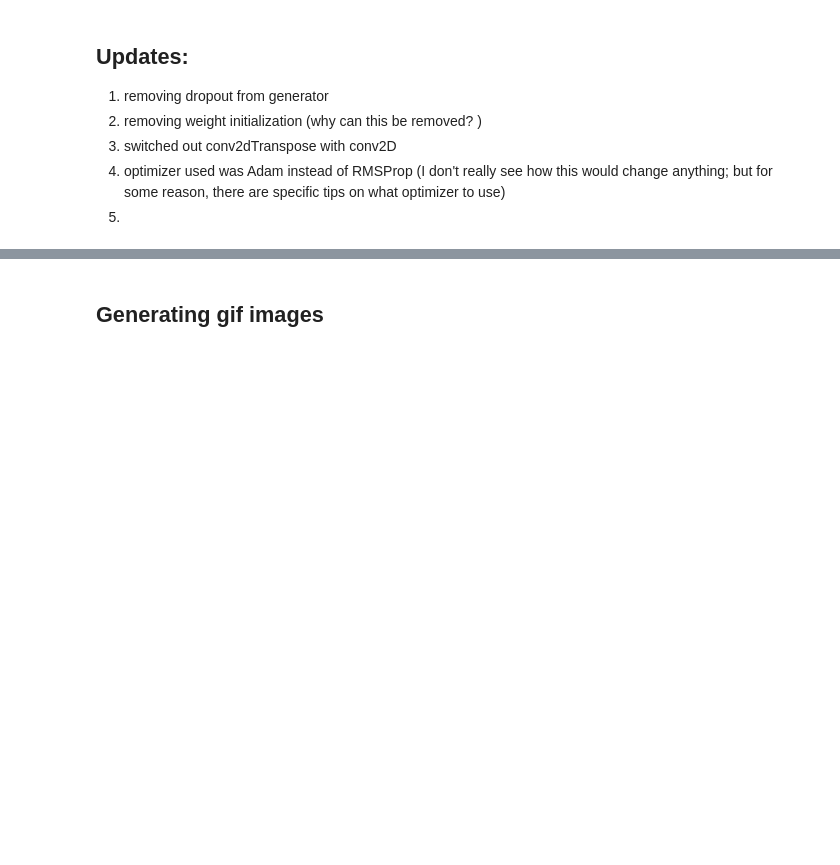
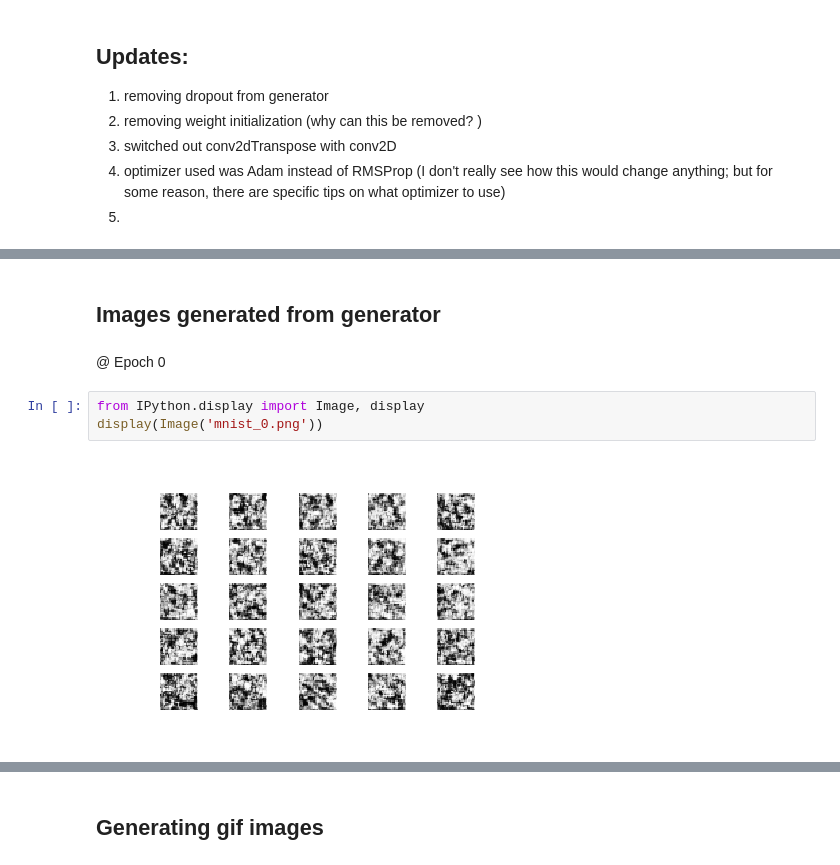
Before and after one commit to kmualim/DCGAN-Keras-Implementation, a Jupyter notebook: DCGAN_Keras_Implementation_MNIST.ipynb, the cells around one changed output, grey strips where cells are left out. Saved outputs shown, nothing was run; the diff lists cells and outputs as text; blank space fills up the shorter version.

```diff
--- a/DCGAN_Keras_Implementation_MNIST.ipynb
+++ b/DCGAN_Keras_Implementation_MNIST.ipynb
@@ -405,0 +301,9 @@ Start
+# %% [markdown]
+## Images generated from generator
+# %% [markdown]
+@ Epoch 0
+# %%
+from IPython.display import Image, display
+display(Image('mnist_0.png'))
+# %% [output]
+[figure, added]
```
Also changed, not shown: parts of 31 cells of this notebook.
